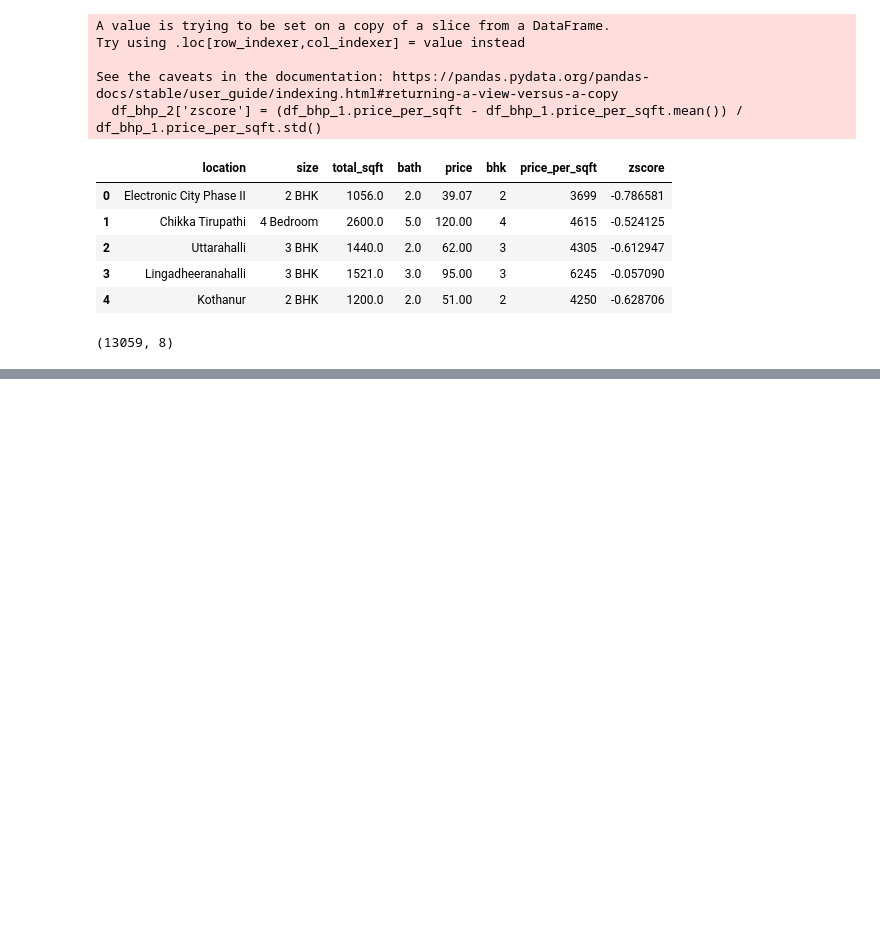
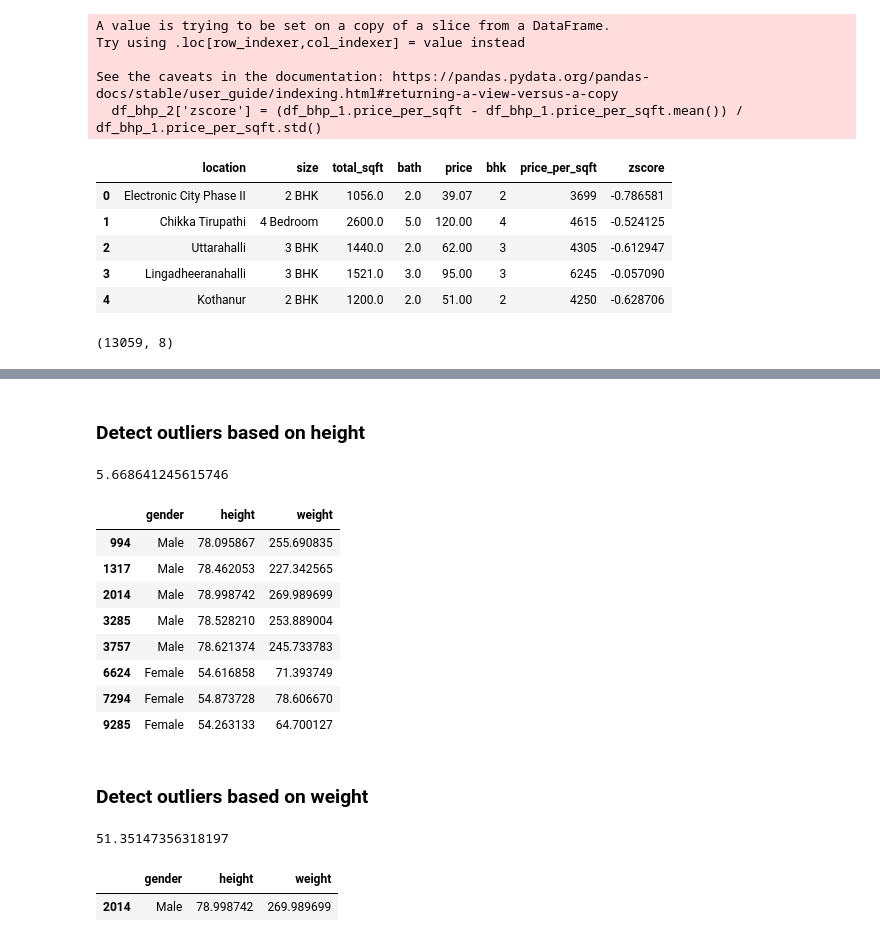
Before and after one commit to rhodapang/Python-Project, a Jupyter notebook: Data Science Feature Engineering by Python.ipynb, the cells around one changed output, grey strips where cells are left out. Saved outputs shown, nothing was run; the diff lists cells and outputs as text; code cells hidden in the pictures; blank space fills up the shorter version.

```diff
--- a/Data Science Feature Engineering by Python.ipynb
+++ b/Data Science Feature Engineering by Python.ipynb
@@ -633,0 +616,31 @@ df[(df_1.weight > df_1.weight.quantile(0.75) + 1.5 * IRQ_weight ) | (df_1.weight
+# %% [markdown]
+### Detect outliers based on height
+# %%
+IRQ_height = df_1.height.quantile(0.75) -df_1.height.quantile(0.25)
+IRQ_height
+# %% [output]
+5.668641245615746
+# %%
+df_1[(df_1.height > (df_1.height.quantile(0.75) + 1.5 * IRQ_height )) |(df_1.height < (df_1.height.quantile(0.25) - 1.5 * IRQ_height) ) ]
+# %% [output]
+|  | gender | height | weight |
+| 994 | Male | 78.095867 | 255.690835 |
+| 1317 | Male | 78.462053 | 227.342565 |
+| 2014 | Male | 78.998742 | 269.989699 |
+| 3285 | Male | 78.528210 | 253.889004 |
+| 3757 | Male | 78.621374 | 245.733783 |
+| 6624 | Female | 54.616858 | 71.393749 |
+| 7294 | Female | 54.873728 | 78.606670 |
+| 9285 | Female | 54.263133 | 64.700127 |
+# %% [markdown]
+### Detect outliers based on weight
+# %%
+IRQ_weight = df_1.weight.quantile(0.75) -df_1.weight.quantile(0.25)
+IRQ_weight
+# %% [output]
+51.35147356318197
+# %%
+df_1[(df_1.weight > df_1.weight.quantile(0.75) + 1.5 * IRQ_weight ) | (df_1.weight < df_1.weight.quantile(0.25) - 1.5 * IRQ_weight )]
+# %% [output]
+|  | gender | height | weight |
+| 2014 | Male | 78.998742 | 269.989699 |
```
Also changed, not shown: parts of 32 cells of this notebook.
